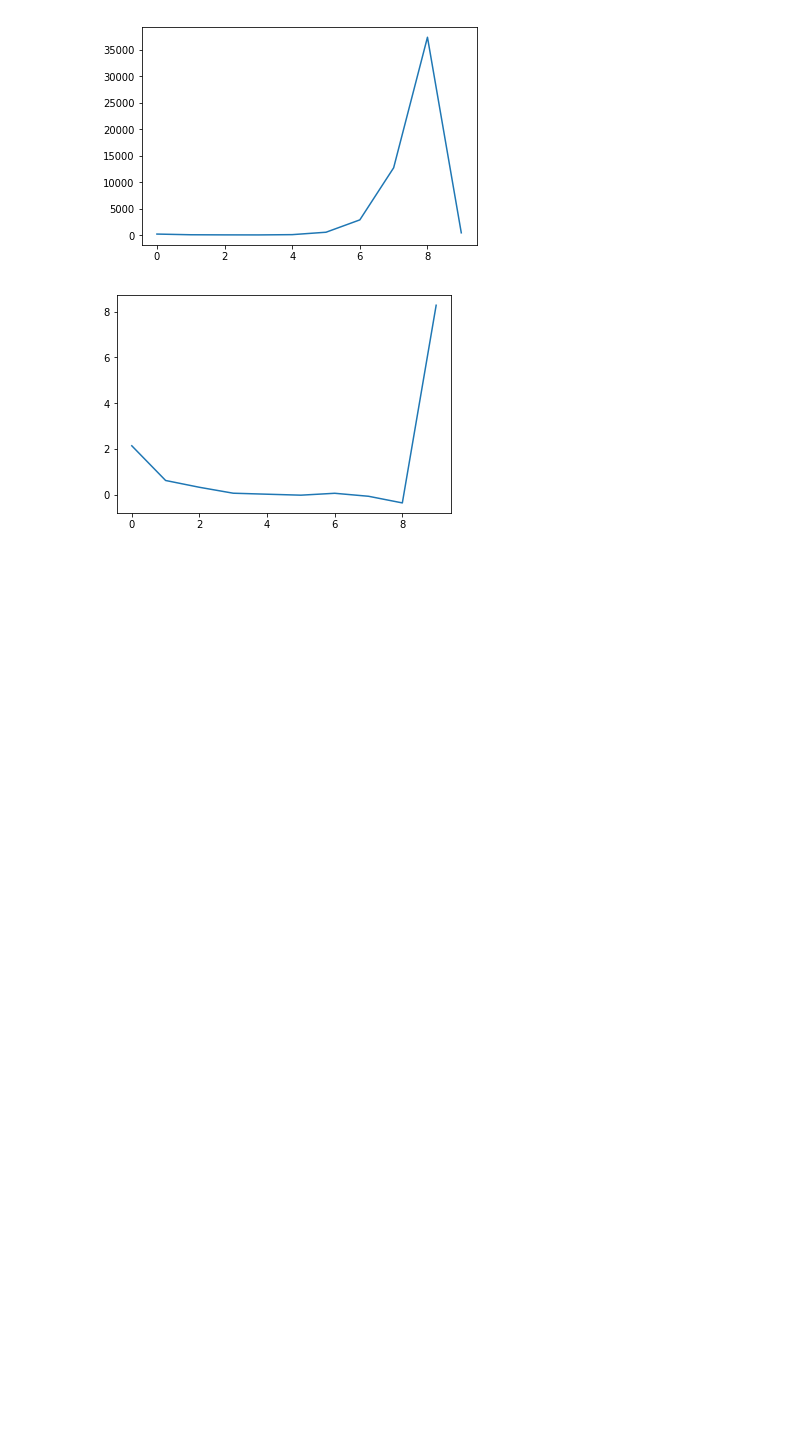
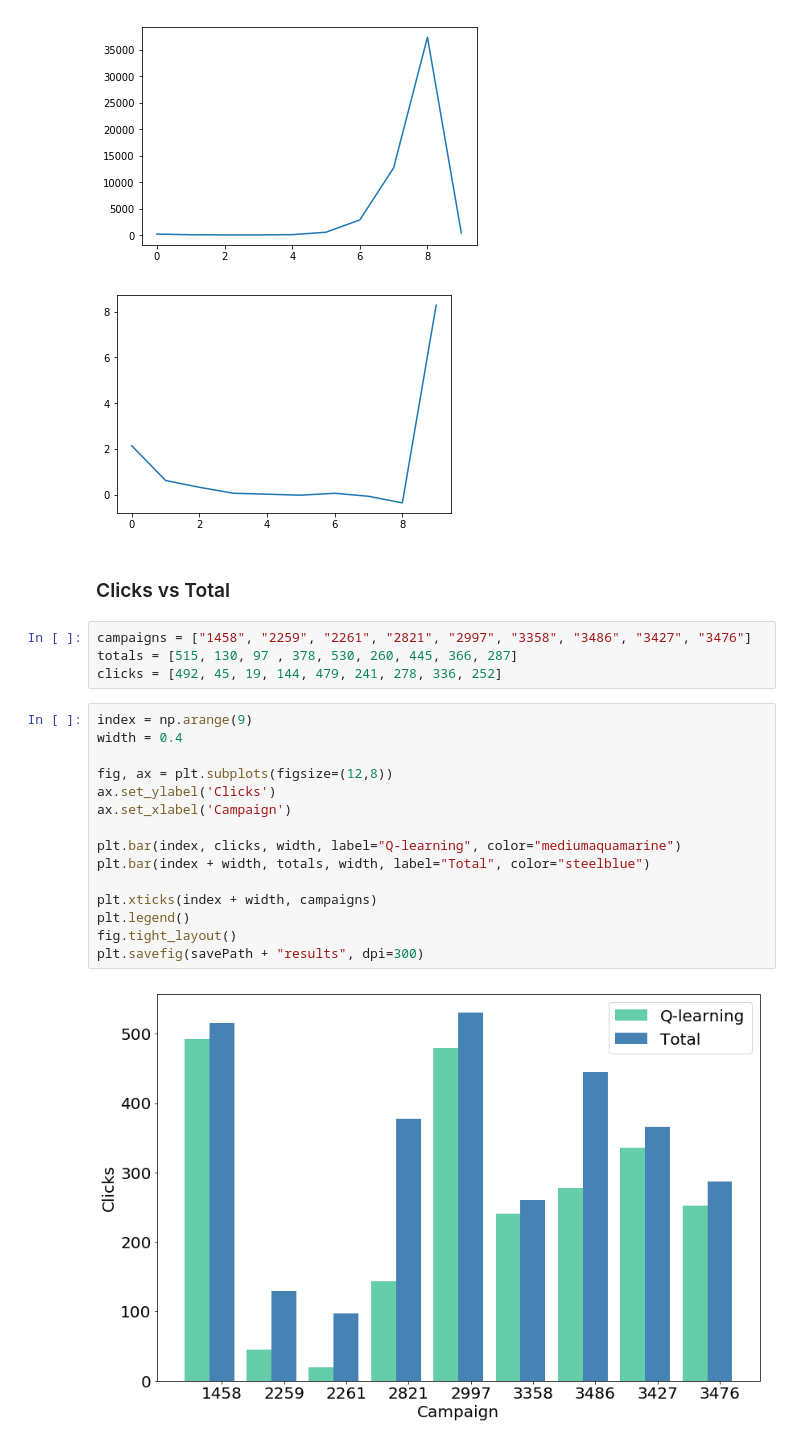
Before and after one commit to jusyc/mdp-bidding, a Jupyter notebook: python/plot.ipynb, the cells around one changed output. Cells and saved outputs as stored; diff of their text form; blank space fills up the shorter version.

```diff
--- a/python/plot.ipynb
+++ b/python/plot.ipynb
@@ -167,3 +165,26 @@ plt.plot(data[1])
 [<matplotlib.lines.Line2D at 0x...>]
 [figure]
 [figure]
+# %% [markdown]
+### Clicks vs Total
+# %%
+campaigns = ["1458", "2259", "2261", "2821", "2997", "3358", "3486", "3427", "3476"]
+totals = [515, 130, 97 , 378, 530, 260, 445, 366, 287]
+clicks = [492, 45, 19, 144, 479, 241, 278, 336, 252]
+# %%
+index = np.arange(9)
+width = 0.4
+
+fig, ax = plt.subplots(figsize=(12,8))
+ax.set_ylabel('Clicks')
+ax.set_xlabel('Campaign')
+
+plt.bar(index, clicks, width, label="Q-learning", color="mediumaquamarine")
+plt.bar(index + width, totals, width, label="Total", color="steelblue")
+
+plt.xticks(index + width, campaigns)
+plt.legend()
+fig.tight_layout()
+plt.savefig(savePath + "results", dpi=300)
+# %% [output]
+[figure, added]
```
Also changed, not shown: parts of 6 cells of this notebook.
